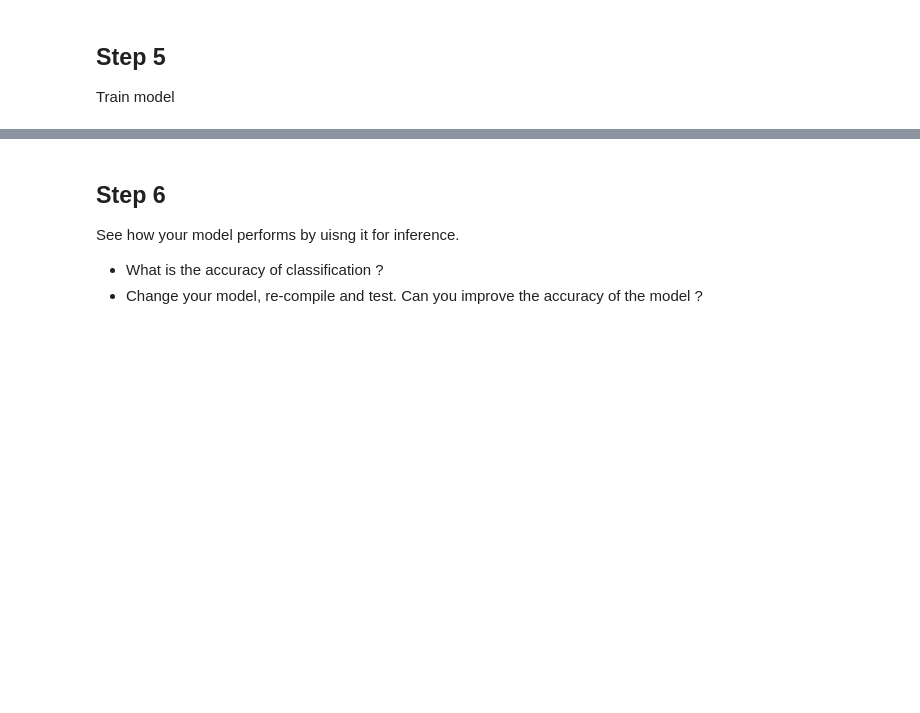
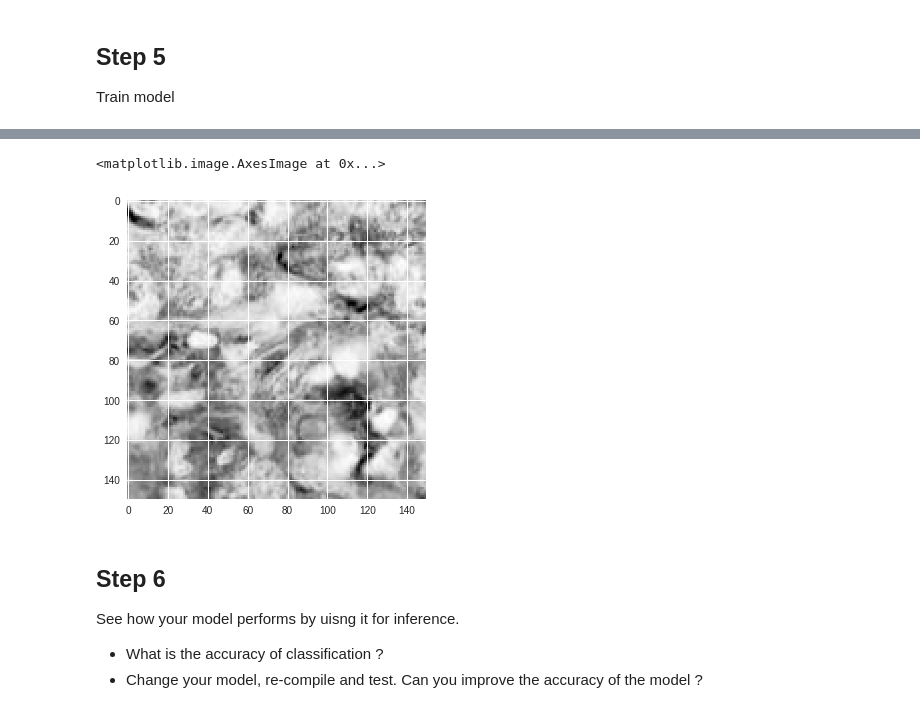
Before and after one commit to KHATUNA3/Week3_public, a Jupyter notebook: 02TextureClassificationWithConvNets.ipynb, the cells around one changed output, grey strips where cells are left out. Saved outputs shown, nothing was run; the diff lists cells and outputs as text; code cells hidden in the pictures; blank space fills up the shorter version.

```diff
--- a/02TextureClassificationWithConvNets.ipynb
+++ b/02TextureClassificationWithConvNets.ipynb
@@ -215,3 +271,8 @@ Epoch 10/10
+# %%
+plt.imshow(train_data[0])
+# %% [output]
+<matplotlib.image.AxesImage at 0x...>
+[figure, added]
 # %% [markdown]
 ## Step 6
 See how your model performs by uisng it for inference.
```
Also changed, not shown: parts of 17 cells of this notebook.
